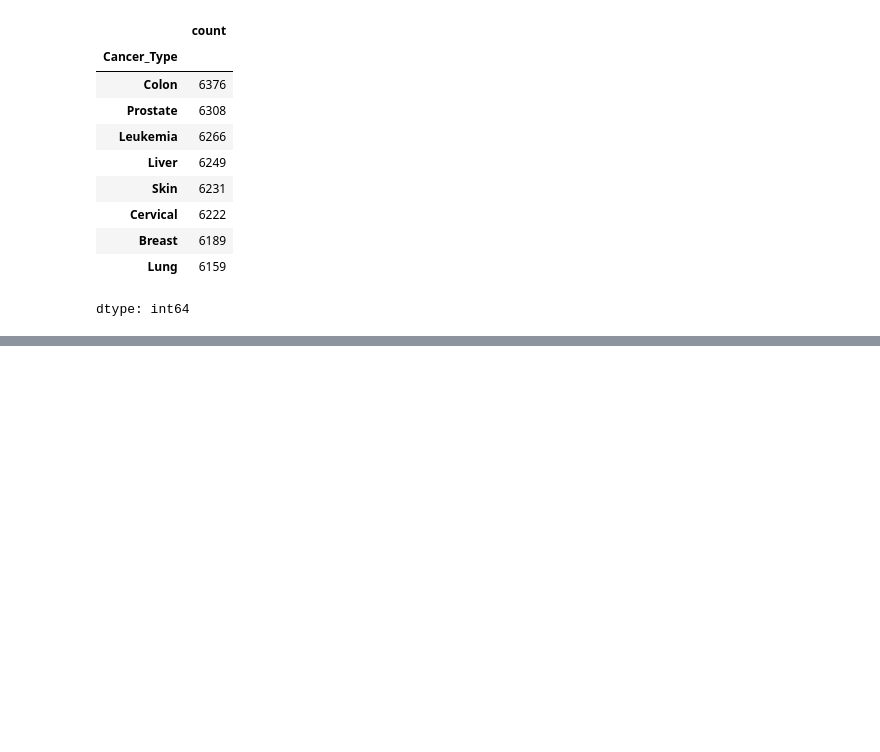
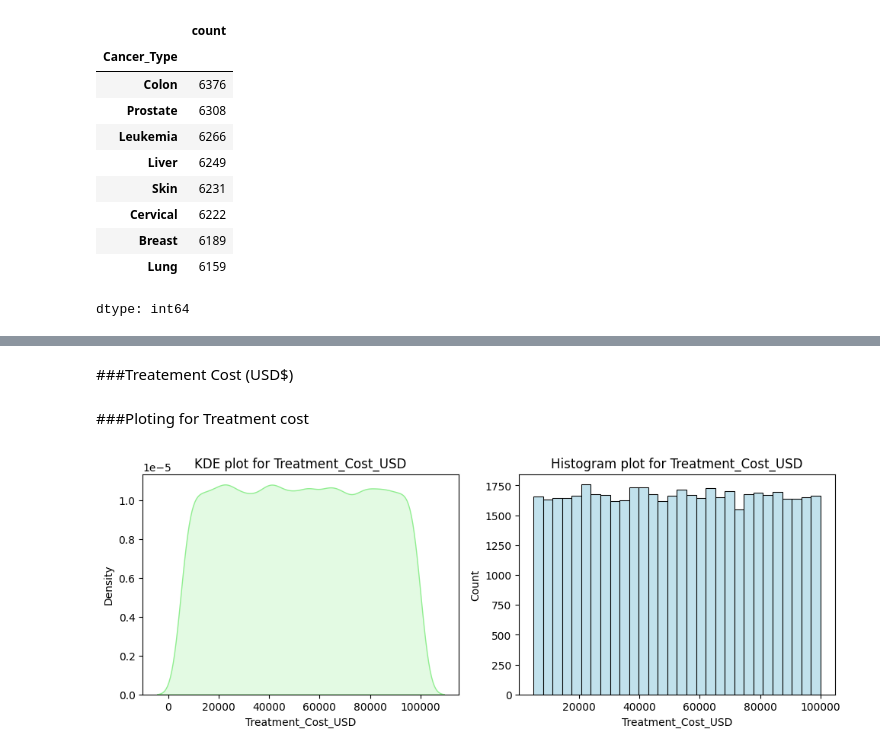
Before and after one commit to khilan16/khilan16, a Jupyter notebook: Comprehensive_EDA_and_Inferential_Analysis.ipynb, the cells around one changed output, grey strips where cells are left out. Drawn from its saved outputs; the diff is of its cells as text; code cells hidden in the pictures; blank space fills up the shorter version.

```diff
--- a/Comprehensive_EDA_and_Inferential_Analysis.ipynb
+++ b/Comprehensive_EDA_and_Inferential_Analysis.ipynb
@@ -189,0 +267,18 @@ dtype: int64
+# %% [markdown]
+###Treatement Cost (USD$)
+# %% [markdown]
+###Ploting for Treatment cost
+# %%
+plt.figure(figsize=(10,4))
+
+plt.subplot(1,2,1)
+sns.kdeplot(data=df,x='Treatment_Cost_USD',fill=True,color="lightgreen")
+plt.title('KDE plot for Treatment_Cost_USD')
+
+plt.subplot(1,2,2)
+sns.histplot(data=df,x='Treatment_Cost_USD',bins=30,color='lightblue')
+plt.title('Histogram plot for Treatment_Cost_USD')
+plt.tight_layout()
+plt.show()
+# %% [output]
+[figure, added]
```
Also changed, not shown: parts of 19 cells of this notebook.
